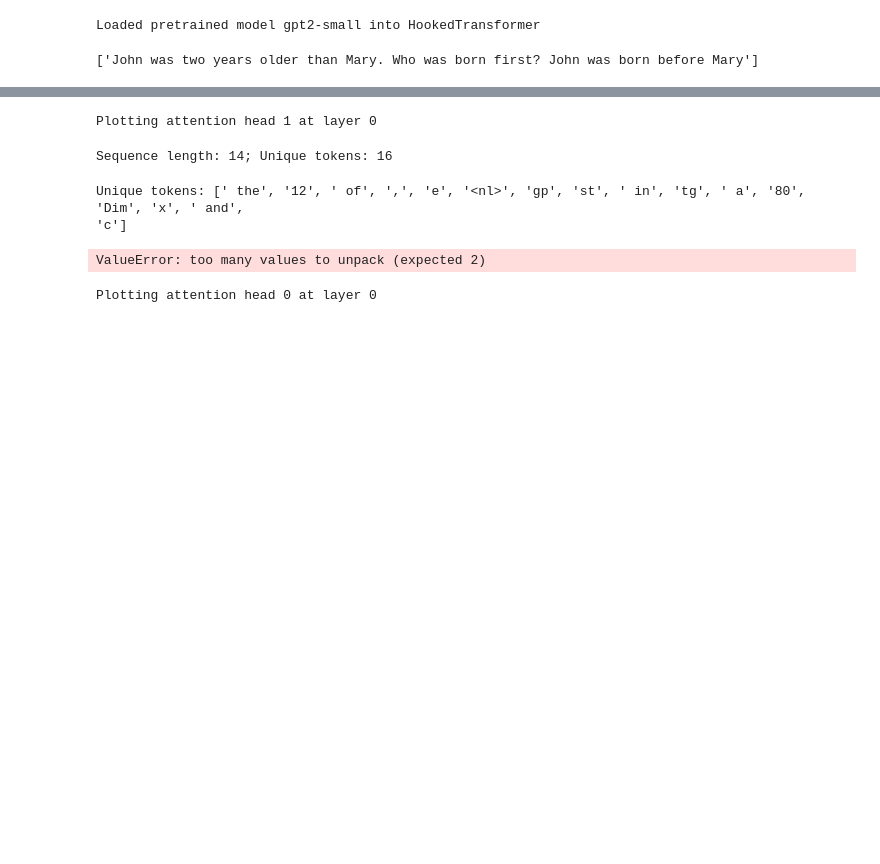
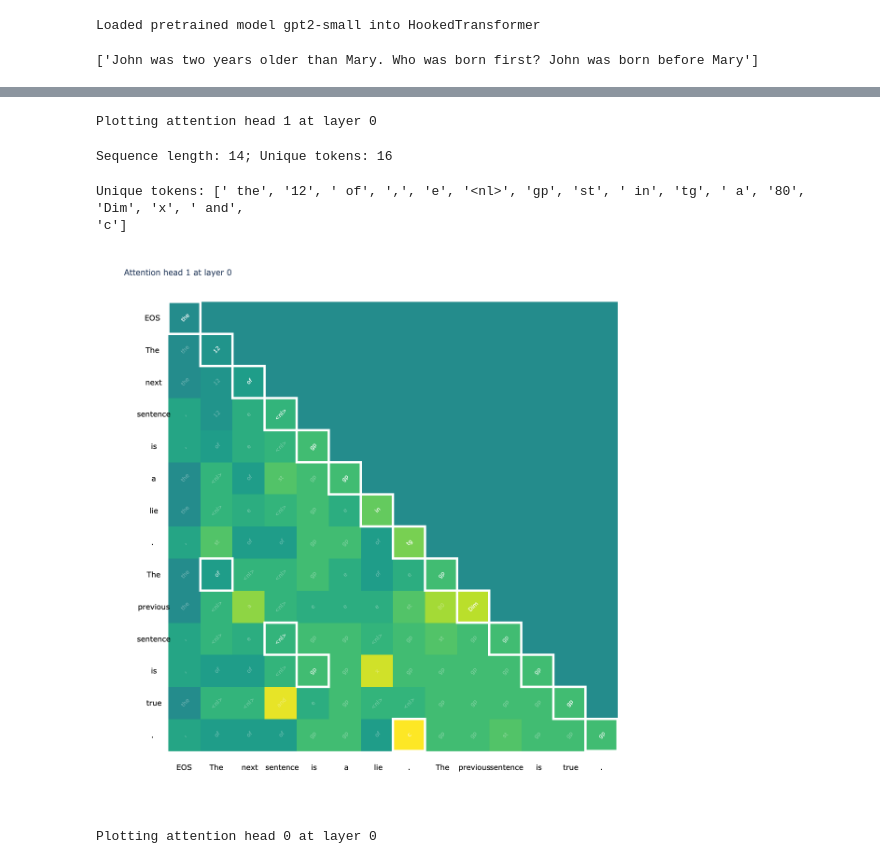
Before and after one commit to layterz/experiments, a Jupyter notebook: notebooks/attention-tokens.ipynb, the cells around one changed output, grey strips where cells are left out. Saved outputs shown, nothing was run; the diff lists cells and outputs as text; code cells hidden in the pictures; blank space fills up the shorter version.

```diff
--- a/notebooks/attention-tokens.ipynb
+++ b/notebooks/attention-tokens.ipynb
@@ -191,13 +202,13 @@ Unique tokens: {' the': 0, '12': 1, ' of': 2, ',': 3, 'e': 4, '<nl>': 5, 'gp': 6
 # %%
 cache = run_prompt(model, "The next sentence is a lie. The previous sentence is true.")
-fig, _ = plot_prompts(cache, 0, 1)
+fig = plot_prompts(cache, 0, 1)
 fig.show()
 # %% [output]
 Plotting attention head 1 at layer 0
 Sequence length: 14; Unique tokens: 16
 Unique tokens: [' the', '12', ' of', ',', 'e', '<nl>', 'gp', 'st', ' in', 'tg', ' a', '80', 'Dim', 'x', ' and',
 'c']
-ValueError: too many values to unpack (expected 2)
+[figure, added]
 # %%
 random_tokens = torch.randint(0, 50257, (1, 18)).to(device)
 random_prompt = model.to_str_tokens(random_tokens)
```
Also changed, not shown: parts of 2 cells of this notebook.
